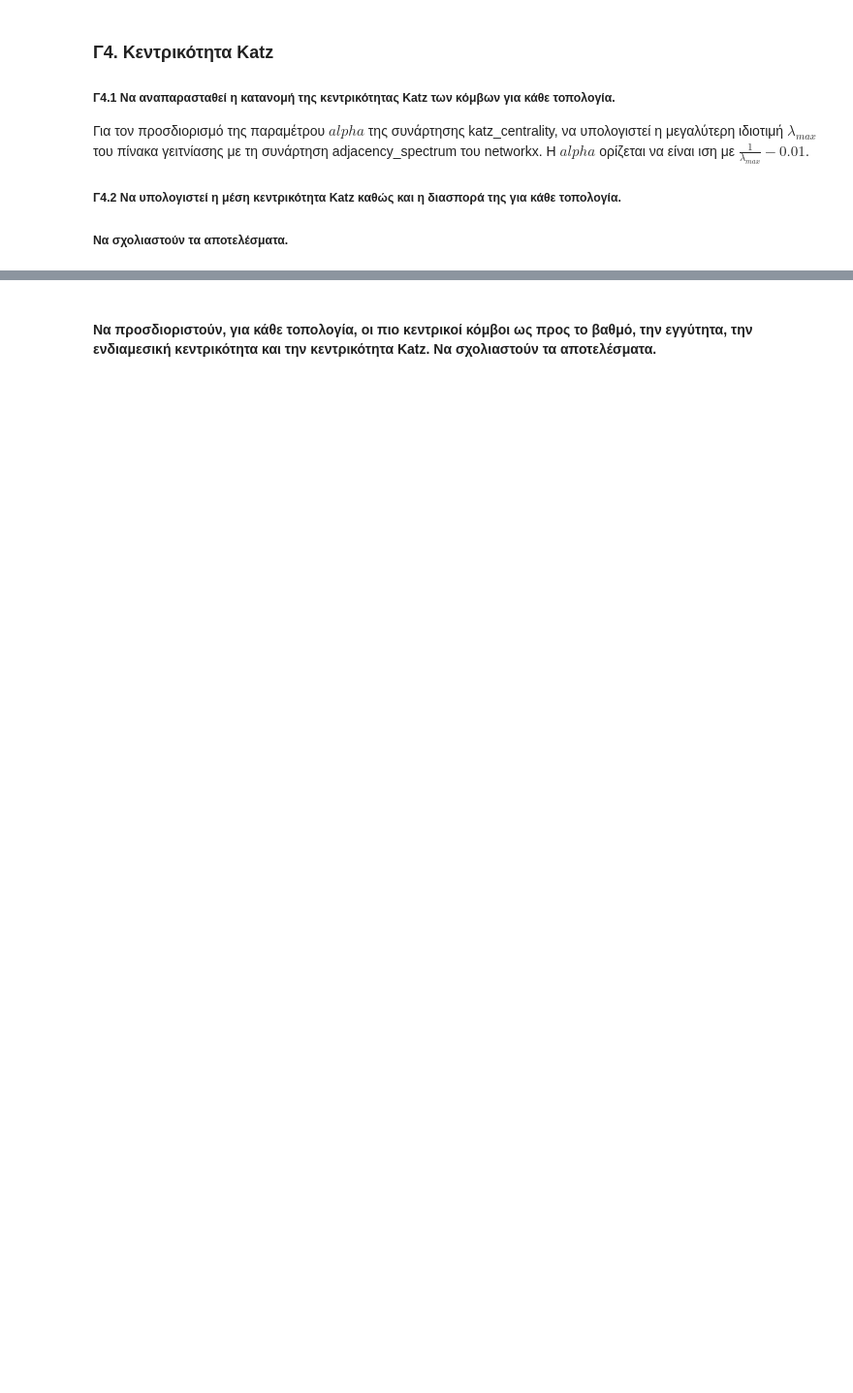
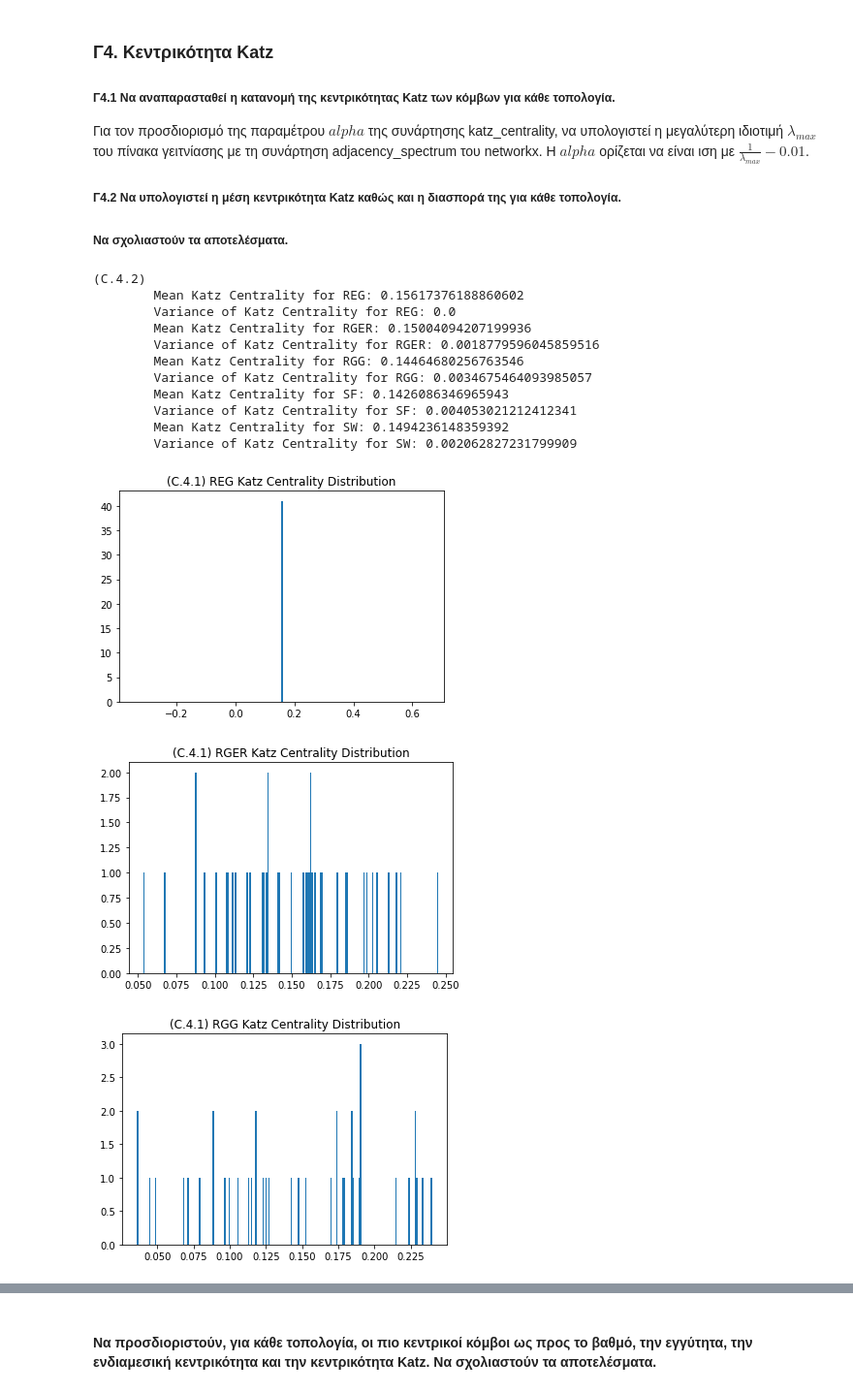
Before and after one commit to ChristosHadjichristofi/Social-Networks-Analysis-NTUA, a Jupyter notebook: Lab1/SNA_Lab1.ipynb, the cells around one changed output, grey strips where cells are left out. Shown at 97% size. Cells and saved outputs as stored; diff of their text form; code cells hidden in the pictures; blank space fills up the shorter version.

```diff
--- a/Lab1/SNA_Lab1.ipynb
+++ b/Lab1/SNA_Lab1.ipynb
@@ -319,0 +485,30 @@ def find_katz(G):
+# %%
+def find_katz(G):
+    return nx.katz_centrality(G, alpha = (1 / (nx.adjacency_spectrum(G).max()) - 0.01).real)
+
+def plotKatzDistribution(katz, _title, _bins):
+    plt.figure()
+    plt.title(_title)
+    plt.hist(list(katz.values()), bins = _bins)
+
+print("(C.4.2)")
+for (g, name) in graph_pairs:
+    katz = find_katz(g)
+    plotKatzDistribution(katz, "(C.4.1) " + name + " Katz Centrality Distribution", 200)
+    print("\tMean Katz Centrality for " + name + ":", np.mean(np.array(list(katz.values()))))
+    print("\tVariance of Katz Centrality for " + name + ":", np.var(np.array(list(katz.values()))))
+# %% [output]
+(C.4.2)
+        Mean Katz Centrality for REG: 0.15617376188860602
+        Variance of Katz Centrality for REG: 0.0
+        Mean Katz Centrality for RGER: 0.15004094207199936
+        Variance of Katz Centrality for RGER: 0.0018779596045859516
+        Mean Katz Centrality for RGG: 0.14464680256763546
+        Variance of Katz Centrality for RGG: 0.0034675464093985057
+        Mean Katz Centrality for SF: 0.1426086346965943
+        Variance of Katz Centrality for SF: 0.004053021212412341
+        Mean Katz Centrality for SW: 0.1494236148359392
+        Variance of Katz Centrality for SW: 0.002062827231799909
+[figure, added]
+[figure, added]
+[figure, added]
```
Also changed, not shown: parts of 44 cells of this notebook, 2 other files.
